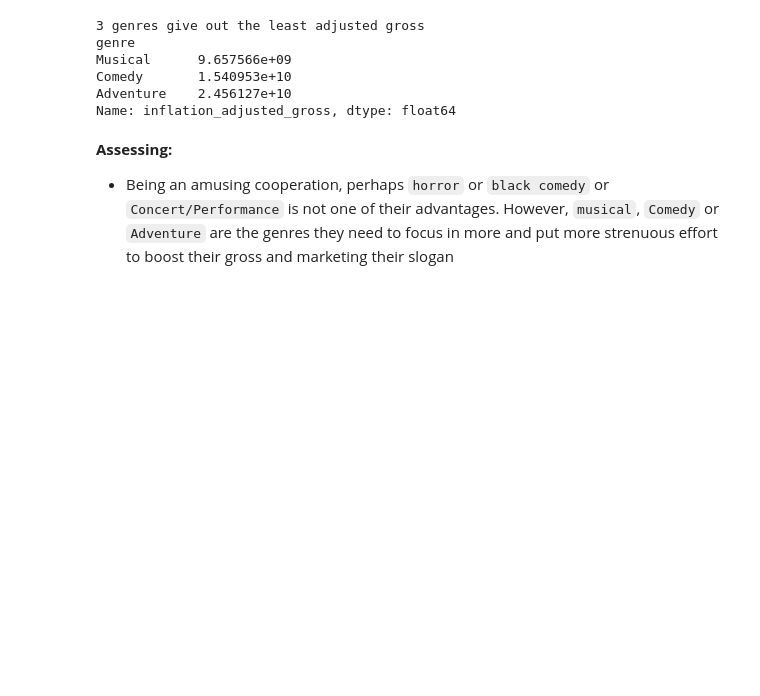
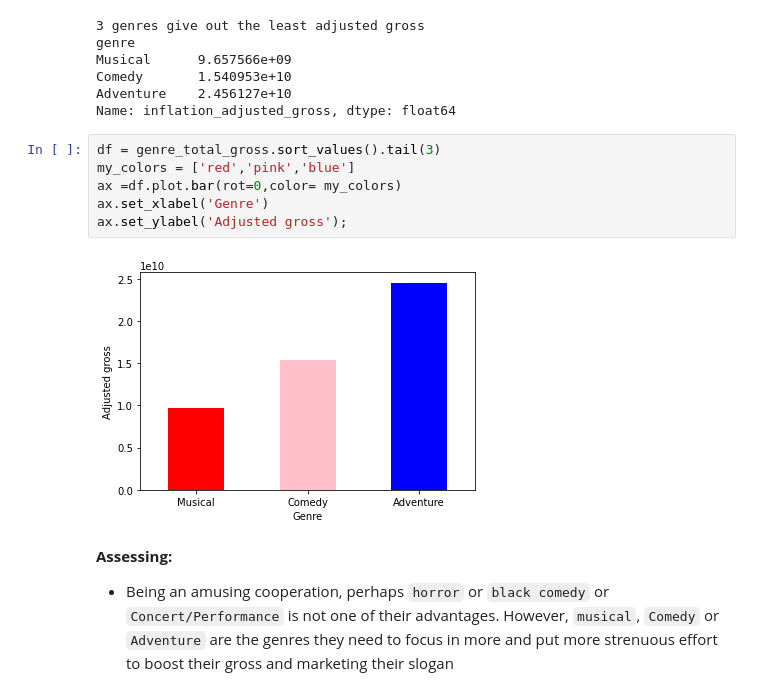
Before and after one commit to XP0101/Disney-movies-analysis, a Jupyter notebook: Final_Project.ipynb, the cells around one changed output. Cells and saved outputs as stored; diff of their text form; blank space fills up the shorter version.

```diff
--- a/Final_Project.ipynb
+++ b/Final_Project.ipynb
@@ -303,6 +325,14 @@ Musical      9.657566e+09
 Comedy       1.540953e+10
 Adventure    2.456127e+10
 Name: inflation_adjusted_gross, dtype: float64
+# %%
+df = genre_total_gross.sort_values().tail(3)
+my_colors = ['red','pink','blue']
+ax =df.plot.bar(rot=0,color= my_colors)
+ax.set_xlabel('Genre')
+ax.set_ylabel('Adjusted gross');
+# %% [output]
+[figure, added]
 # %% [markdown]
 **Assessing:**
 - Being an amusing cooperation, perhaps `horror` or `black comedy` or `Concert/Performance` is not one of their advantages. However, `musical`, `Comedy` or `Adventure` are the genres they need to focus in more and put more strenuous effort to boost their gross and marketing their slogan
```
Also changed, not shown: parts of 18 cells of this notebook.
